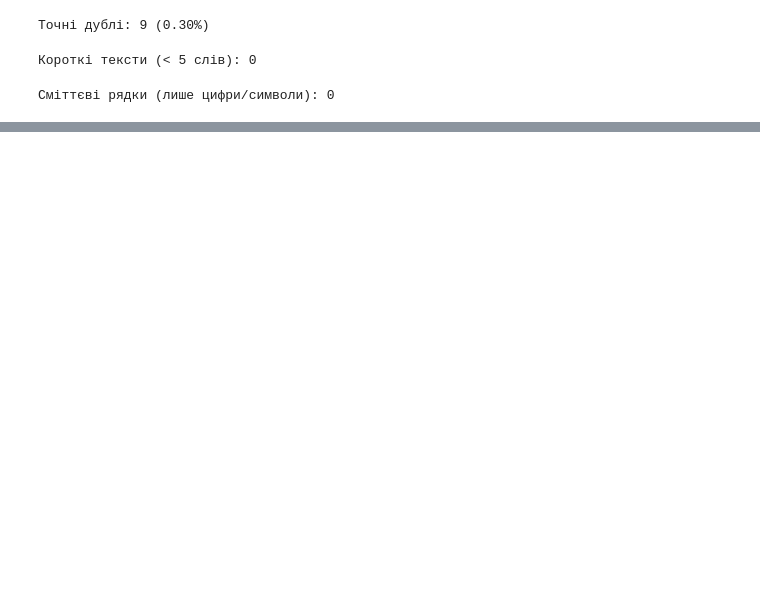
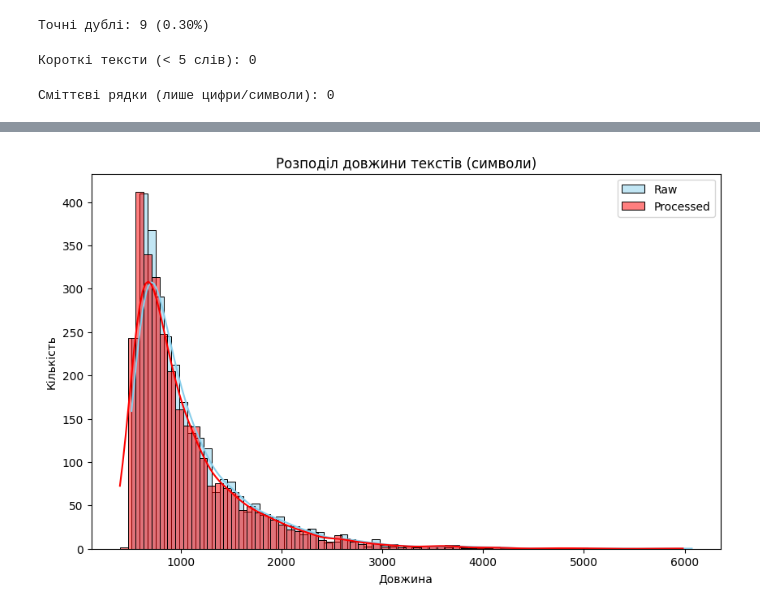
Before and after one commit to AndrianaNahirna/NLP, a Jupyter notebook: sentiment/notebooks/lab1_data_audit.ipynb, the cells around one changed output, grey strips where cells are left out. Saved outputs shown, nothing was run; the diff lists cells and outputs as text; code cells hidden in the pictures; blank space fills up the shorter version.

```diff
--- a/sentiment/notebooks/lab1_data_audit.ipynb
+++ b/sentiment/notebooks/lab1_data_audit.ipynb
@@ -126,0 +156,9 @@ HTML-сутності (наприклад, &#39;), які треба чисти
+# %%
+from src.preprocess import preprocess
+# Приклад коду для статистики
+df['processed'] = df['text'].apply(lambda x: preprocess(x)['clean'])
+
+print(f"Дублікати до: {df['text'].duplicated().sum()}")
+print(f"Дублікати після: {df['processed'].duplicated().sum()}")
+print(f"Середня довжина (символи) до: {df['text'].str.len().mean():.1f}")
+print(f"Середня довжина (символи) після: {df['processed'].str.len().mean():.1f}")
@@ -126,0 +179,15 @@ HTML-сутності (наприклад, &#39;), які треба чисти
+# %%
+import matplotlib.pyplot as plt
+import seaborn as sns
+
+plt.figure(figsize=(10, 6))
+sns.histplot(df['text'].str.len(), color="skyblue", label='Raw', kde=True)
+sns.histplot(df['processed'].str.len(), color="red", label='Processed', kde=True)
+
+plt.title('Розподіл довжини текстів (символи)')
+plt.xlabel('Довжина')
+plt.ylabel('Кількість')
+plt.legend()
+plt.show()
+# %% [output]
+[figure, added]
```
Also changed, not shown: parts of 4 cells of this notebook, 4 other files.
